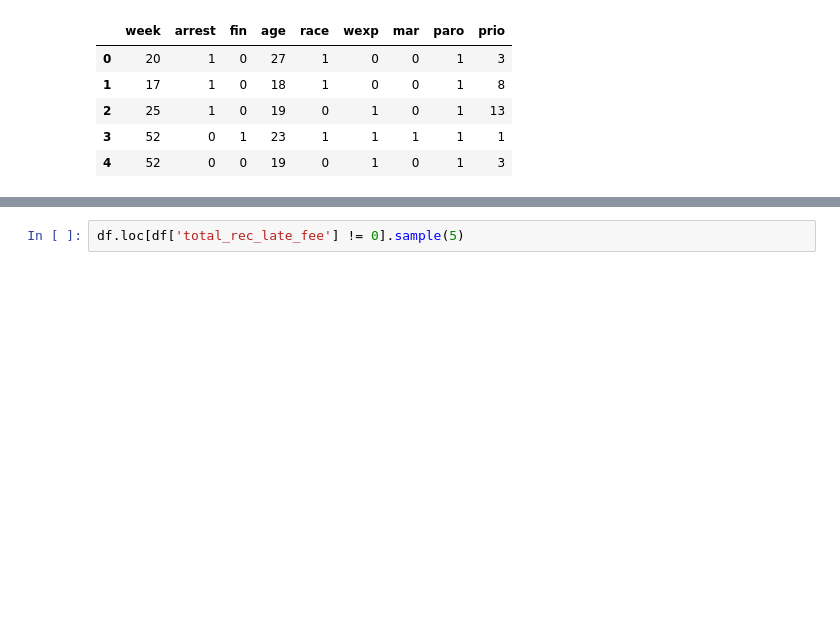
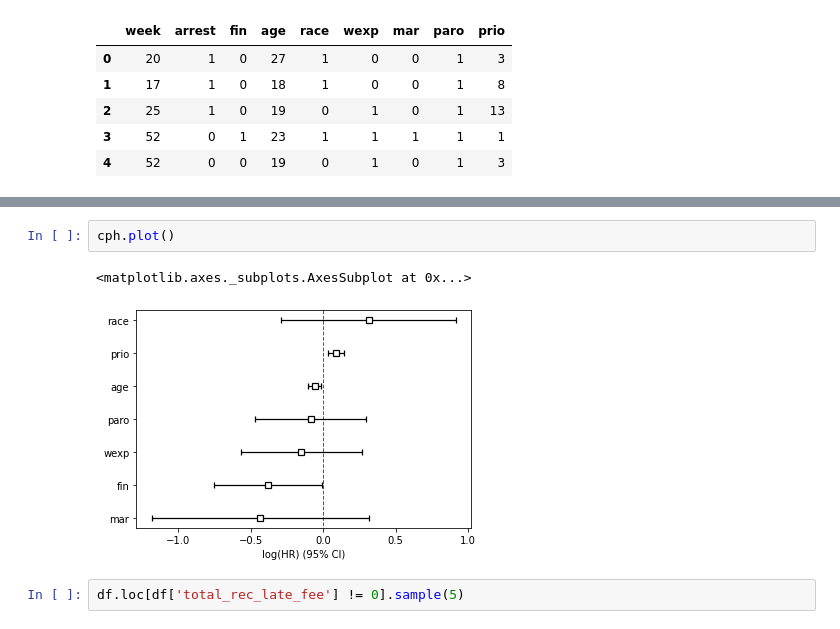
Before and after one commit to nkang917/Credit-Loss-Forecasting, a Jupyter notebook: Lending_Club_Credit_Loss_Forecasting.ipynb, the cells around one changed output, grey strips where cells are left out. Drawn from its saved outputs; the diff is of its cells as text; blank space fills up the shorter version.

```diff
--- a/Lending_Club_Credit_Loss_Forecasting.ipynb
+++ b/Lending_Club_Credit_Loss_Forecasting.ipynb
@@ -109,6 +157,11 @@ cph.print_summary()
 | Partial AIC | 1331.50 |
 | log-likelihood ratio test | 33.27 on 7 df |
 | -log2(p) of ll-ratio test | 15.37 |
+# %%
+cph.plot()
+# %% [output]
+<matplotlib.axes._subplots.AxesSubplot at 0x...>
+[figure, added]
 # %%
 df.loc[df['total_rec_late_fee'] != 0].sample(5)
 # %% [output]
```
Also changed, not shown: parts of 12 cells of this notebook.
